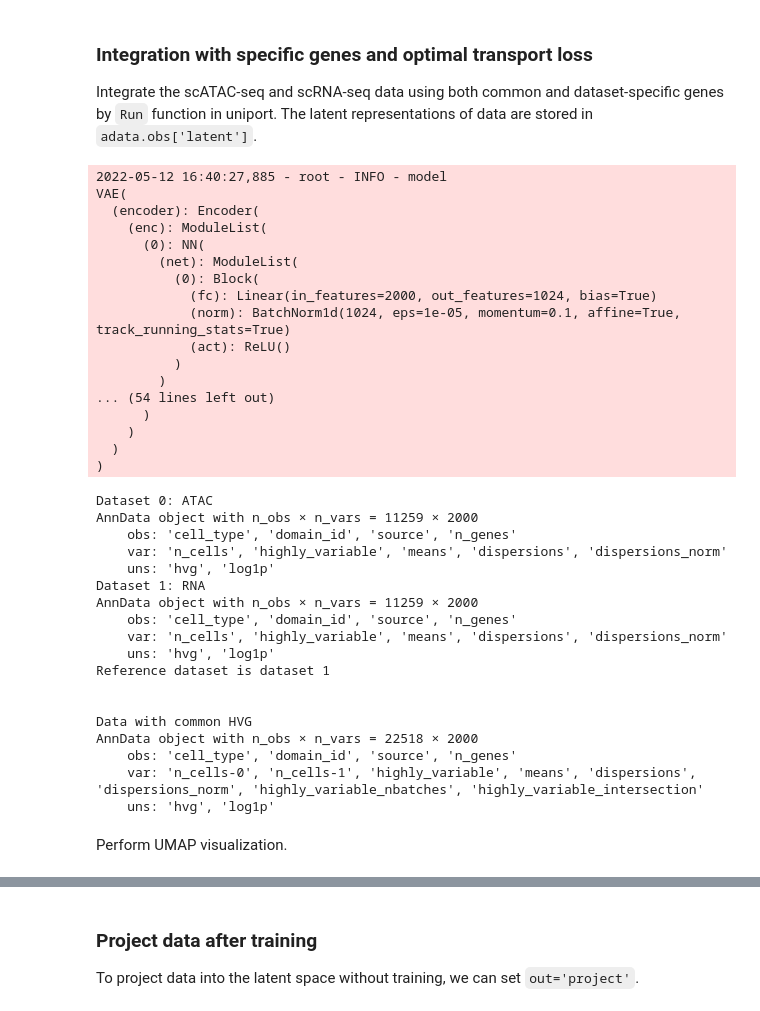
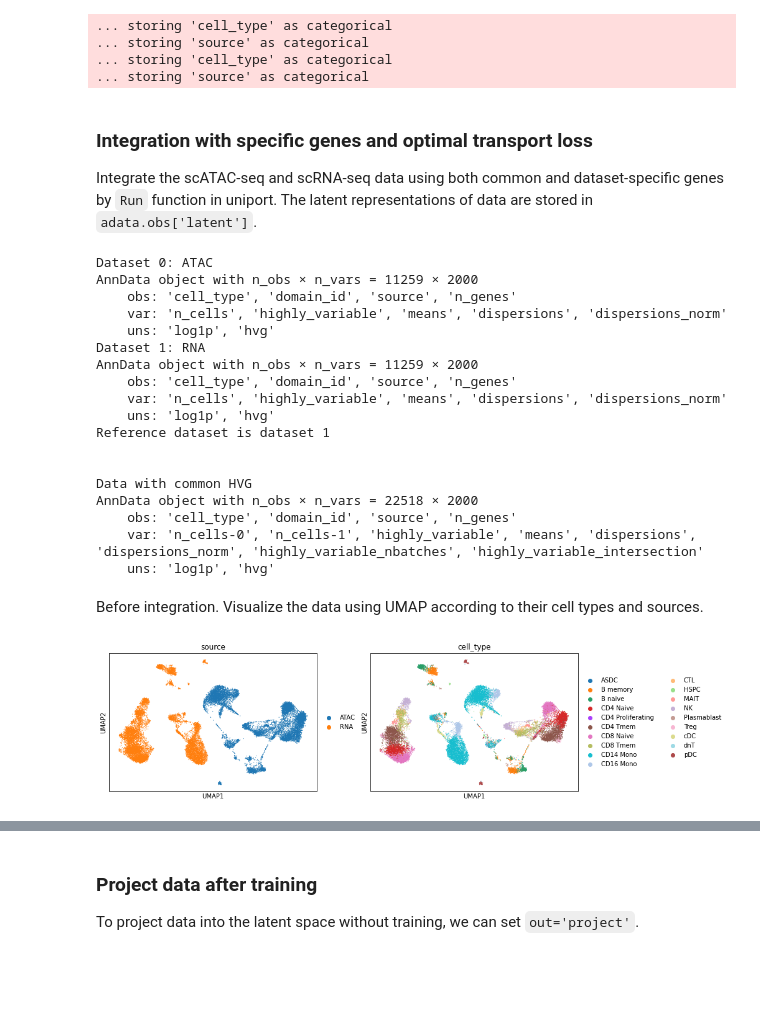
Before and after one commit to caokai1073/uniPort, a Jupyter notebook: docs/source/examples/PBMC/pbmc_integration.ipynb, the cells around one changed output, grey strips where cells are left out. Cells and saved outputs as stored; diff of their text form; code cells hidden in the pictures; blank space fills up the shorter version.

```diff
--- a/docs/source/examples/PBMC/pbmc_integration.ipynb
+++ b/docs/source/examples/PBMC/pbmc_integration.ipynb
@@ -12,0 +54,3 @@ print(up.__version__)
+# %%
+adata_cm = adata_atac.concatenate(adata_rna, join='inner', batch_key='domain_id')
+print(adata_cm)
@@ -15,4 +136,9 @@ Read the preprocessed data.
 # %%
-adata_atac = sc.read_h5ad('PBMC/atac.h5ad')
-adata_rna = sc.read_h5ad('PBMC/rna.h5ad')
-adata_cm = sc.read_h5ad('PBMC/atac_and_rna.h5ad')
+adata_atac.write('PBMC/atac_processed.h5ad', compression='gzip')
+adata_rna.write('PBMC/rna_processed.h5ad', compression='gzip')
+adata_cm.write('PBMC/atac_and_rna.h5ad', compression='gzip')
+# %% [output]
+... storing 'cell_type' as categorical
+... storing 'source' as categorical
+... storing 'cell_type' as categorical
+... storing 'source' as categorical
@@ -22,42 +146,32 @@ adatas = [adata_atac, adata_rna]
 ### Integration with specific genes and optimal transport loss
 Integrate the scATAC-seq and scRNA-seq data using both common and dataset-specific genes by `Run` function in uniport. The latent representations of data are stored in `adata.obs['latent']`.
 # %%
-adata = up.Run(adatas=adatas, adata_cm=adata_cm, lambda_kl=1.0, lambda_s=1.0)
+adata = up.Run(adatas=[adata_atac, adata_rna], adata_cm=adata_cm, lambda_kl=1.0, lambda_s=1.0)
 # %% [output]
-2022-05-12 16:40:27,885 - root - INFO - model
-VAE(
-  (encoder): Encoder(
-    (enc): ModuleList(
-      (0): NN(
-        (net): ModuleList(
-          (0): Block(
-            (fc): Linear(in_features=2000, out_features=1024, bias=True)
-            (norm): BatchNorm1d(1024, eps=1e-05, momentum=0.1, affine=True, track_running_stats=True)
-            (act): ReLU()
-          )
-        )
-... (54 lines left out)
-      )
-    )
-  )
-)
+Dataset 0: ATAC
+AnnData object with n_obs × n_vars = 11259 × 2000
+    obs: 'cell_type', 'domain_id', 'source', 'n_genes'
+    var: 'n_cells', 'highly_variable', 'means', 'dispersions', 'dispersions_norm'
+    uns: 'log1p', 'hvg'
+Dataset 1: RNA
+AnnData object with n_obs × n_vars = 11259 × 2000
+    obs: 'cell_type', 'domain_id', 'source', 'n_genes'
+    var: 'n_cells', 'highly_variable', 'means', 'dispersions', 'dispersions_norm'
+    uns: 'log1p', 'hvg'
+Reference dataset is dataset 1
+
+
+Data with common HVG
+AnnData object with n_obs × n_vars = 22518 × 2000
+    obs: 'cell_type', 'domain_id', 'source', 'n_genes'
+    var: 'n_cells-0', 'n_cells-1', 'highly_variable', 'means', 'dispersions', 'dispersions_norm', 'highly_variable_nbatches', 'highly_variable_intersection'
+    uns: 'log1p', 'hvg'
-Dataset 0: ATAC
-AnnData object with n_obs × n_vars = 11259 × 2000
-    obs: 'cell_type', 'domain_id', 'source', 'n_genes'
-    var: 'n_cells', 'highly_variable', 'means', 'dispersions', 'dispersions_norm'
-    uns: 'hvg', 'log1p'
-Dataset 1: RNA
-AnnData object with n_obs × n_vars = 11259 × 2000
-    obs: 'cell_type', 'domain_id', 'source', 'n_genes'
-    var: 'n_cells', 'highly_variable', 'means', 'dispersions', 'dispersions_norm'
-    uns: 'hvg', 'log1p'
-Reference dataset is dataset 1
-
-
-Data with common HVG
-AnnData object with n_obs × n_vars = 22518 × 2000
-    obs: 'cell_type', 'domain_id', 'source', 'n_genes'
-    var: 'n_cells-0', 'n_cells-1', 'highly_variable', 'means', 'dispersions', 'dispersions_norm', 'highly_variable_nbatches', 'highly_variable_intersection'
-    uns: 'hvg', 'log1p'
-# %% [markdown]
-Perform UMAP visualization.
+# %% [markdown]
+Before integration. Visualize the data using UMAP according to their cell types and sources.
+# %%
+sc.pp.pca(adata_cm)
+sc.pp.neighbors(adata_cm)
+sc.tl.umap(adata_cm)
+sc.pl.umap(adata_cm, color=['source', 'cell_type'])
+# %% [output]
+[figure, added]
```
Also changed, not shown: parts of 27 cells of this notebook, 15 other files.
